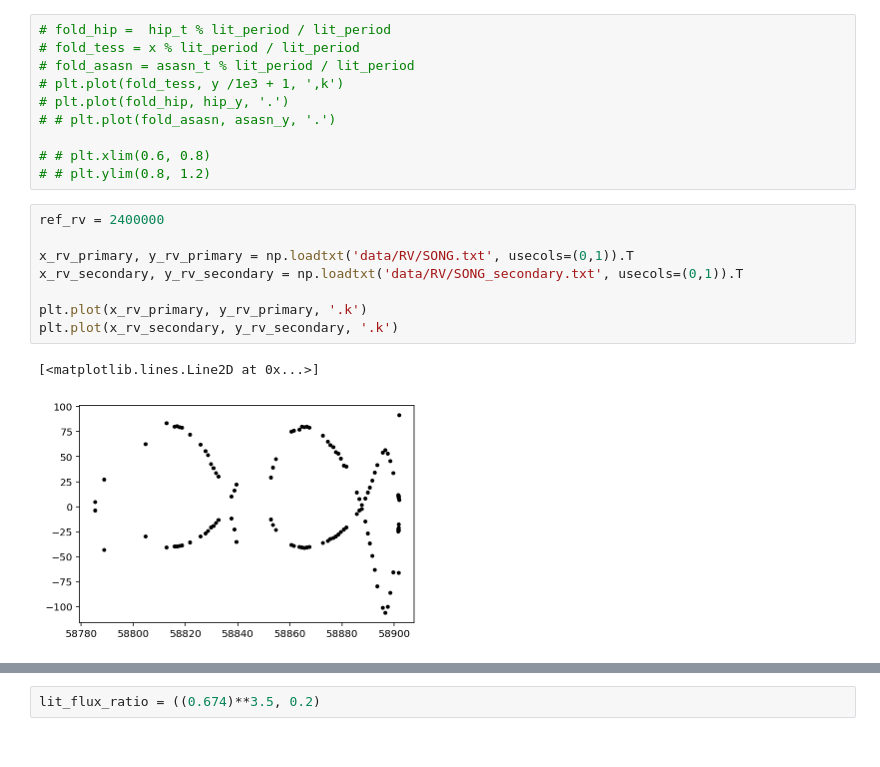
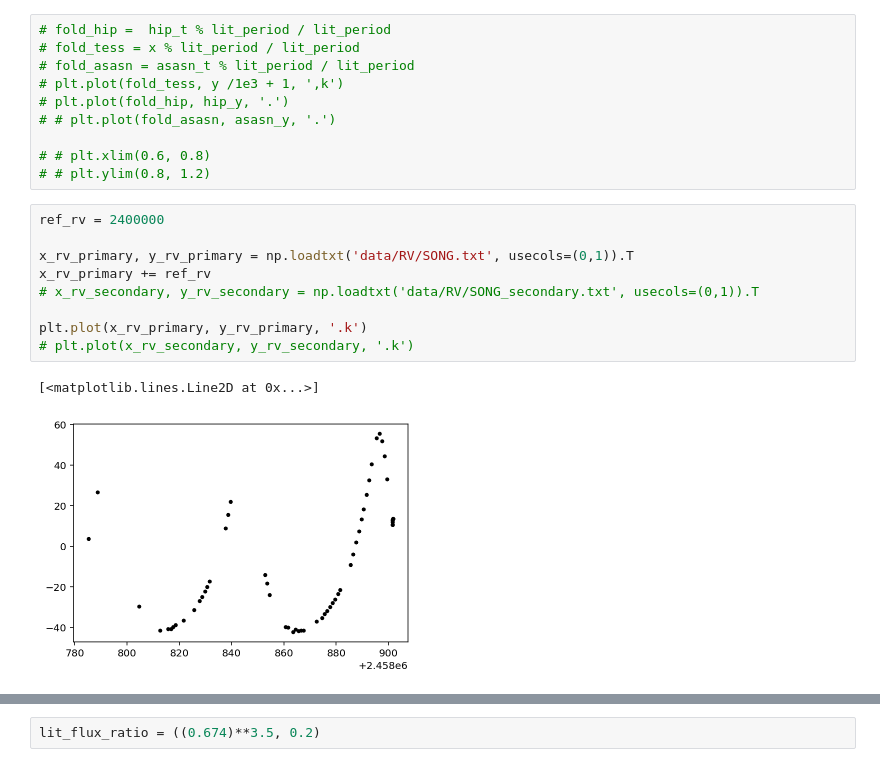
Before and after one commit to danhey/adra, a Jupyter notebook: Exoplanet model.ipynb, the cells around one changed output, grey strips where cells are left out. Cells and saved outputs as stored; diff of their text form.

```diff
--- a/Exoplanet model.ipynb
+++ b/Exoplanet model.ipynb
@@ -40,12 +42,13 @@ _ = plt.ylabel("relative flux [ppt]")
 # %%
 ref_rv = 2400000
 
 x_rv_primary, y_rv_primary = np.loadtxt('data/RV/SONG.txt', usecols=(0,1)).T
-x_rv_secondary, y_rv_secondary = np.loadtxt('data/RV/SONG_secondary.txt', usecols=(0,1)).T
+x_rv_primary += ref_rv
+# x_rv_secondary, y_rv_secondary = np.loadtxt('data/RV/SONG_secondary.txt', usecols=(0,1)).T
 
 plt.plot(x_rv_primary, y_rv_primary, '.k')
-plt.plot(x_rv_secondary, y_rv_secondary, '.k')
+# plt.plot(x_rv_secondary, y_rv_secondary, '.k')
 # %% [output]
 [<matplotlib.lines.Line2D at 0x...>]
-[figure, old version]
+[figure, new version]
 # %%
```
Also changed, not shown: parts of 10 cells of this notebook, 1 other file.
